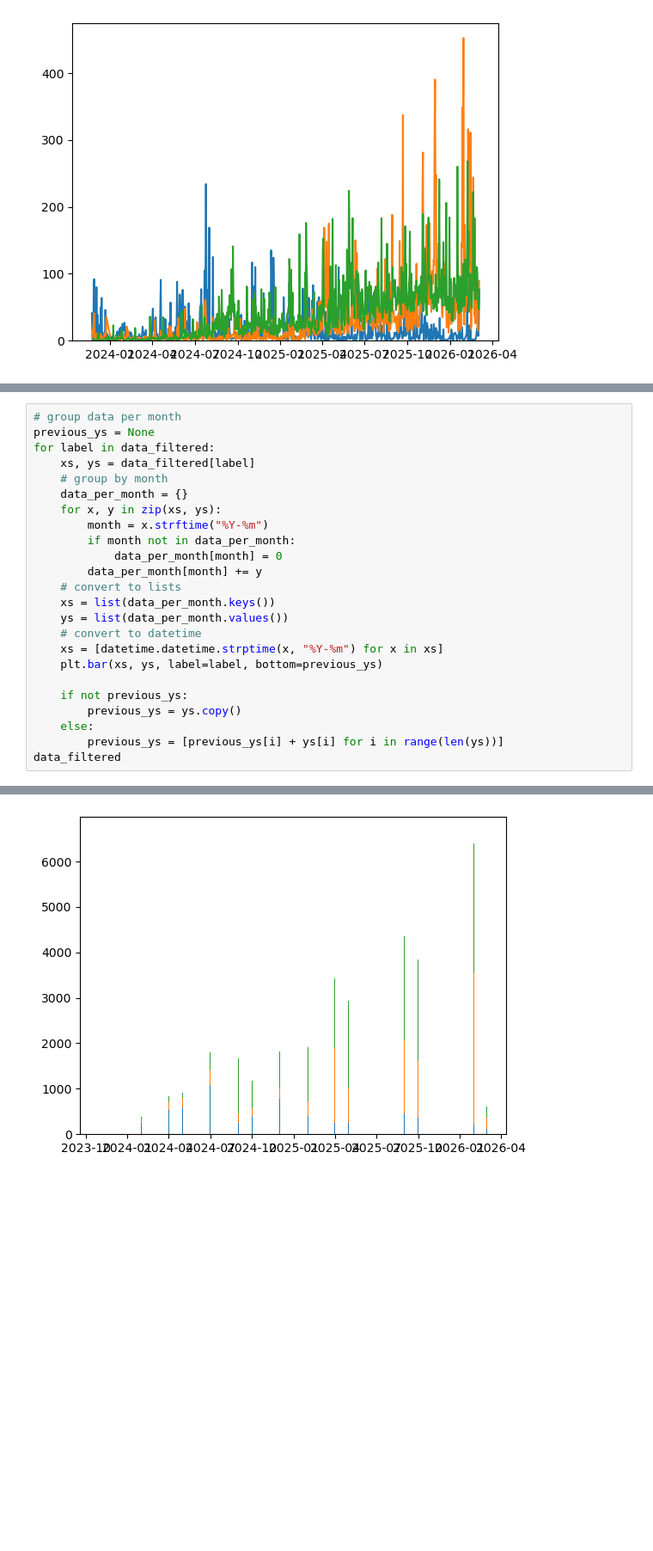
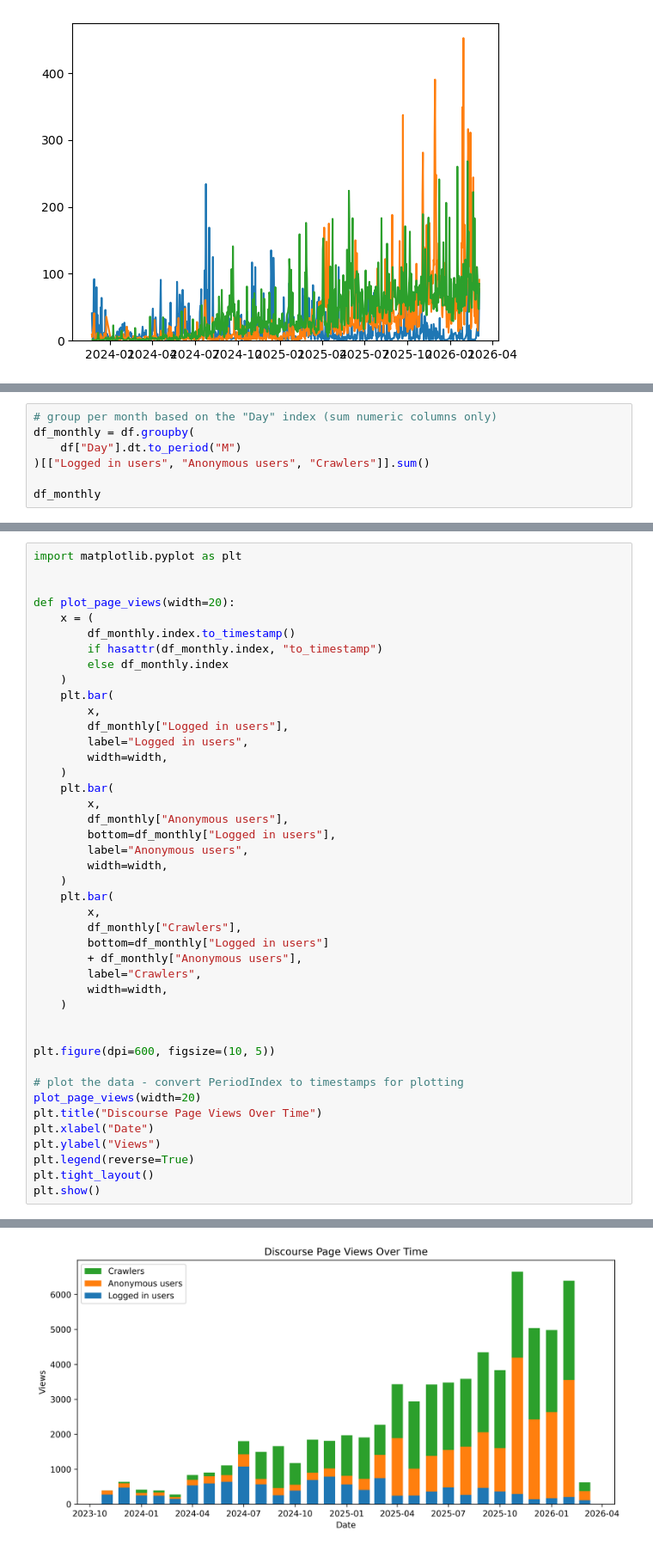
Before and after one commit to festim-dev/pose, a Jupyter notebook: test_discourse.ipynb, the cells around one changed output, grey strips where cells are left out. Shown at 86% size. Drawn from its saved outputs; the diff is of its cells as text; blank space fills up the shorter version.

Commit message:
added discourse automation

```diff
--- a/test_discourse.ipynb
+++ b/test_discourse.ipynb
@@ -70,0 +102,7 @@ new_df = pandas.DataFrame()
+# %%
+# group per month based on the "Day" index (sum numeric columns only)
+df_monthly = df.groupby(
+    df["Day"].dt.to_period("M")
+)[["Logged in users", "Anonymous users", "Crawlers"]].sum()
+
+df_monthly
@@ -71,25 +128,44 @@ new_df = pandas.DataFrame()
 # %%
-# group data per month
-previous_ys = None
-for label in data_filtered:
-    xs, ys = data_filtered[label]
-    # group by month
-    data_per_month = {}
-    for x, y in zip(xs, ys):
-        month = x.strftime("%Y-%m")
-        if month not in data_per_month:
-            data_per_month[month] = 0
-        data_per_month[month] += y
-    # convert to lists
-    xs = list(data_per_month.keys())
-    ys = list(data_per_month.values())
-    # convert to datetime
-    xs = [datetime.datetime.strptime(x, "%Y-%m") for x in xs]
-    plt.bar(xs, ys, label=label, bottom=previous_ys)
+import matplotlib.pyplot as plt
 
-    if not previous_ys:
-        previous_ys = ys.copy()
-    else:
-        previous_ys = [previous_ys[i] + ys[i] for i in range(len(ys))]
-data_filtered
+
+def plot_page_views(width=20):
+    x = (
+        df_monthly.index.to_timestamp()
+        if hasattr(df_monthly.index, "to_timestamp")
+        else df_monthly.index
+    )
+    plt.bar(
+        x,
+        df_monthly["Logged in users"],
+        label="Logged in users",
+        width=width,
+    )
+    plt.bar(
+        x,
+        df_monthly["Anonymous users"],
+        bottom=df_monthly["Logged in users"],
+        label="Anonymous users",
+        width=width,
+    )
+    plt.bar(
+        x,
+        df_monthly["Crawlers"],
+        bottom=df_monthly["Logged in users"]
+        + df_monthly["Anonymous users"],
+        label="Crawlers",
+        width=width,
+    )
+
+
+plt.figure(dpi=600, figsize=(10, 5))
+
+# plot the data - convert PeriodIndex to timestamps for plotting
+plot_page_views(width=20)
+plt.title("Discourse Page Views Over Time")
+plt.xlabel("Date")
+plt.ylabel("Views")
+plt.legend(reverse=True)
+plt.tight_layout()
+plt.show()
 # %% [output]
@@ -113 +172 @@ data_filtered
-[figure, old version]
+[figure, new version]
```
Also changed, not shown: parts of 3 cells of this notebook, 4 other files.
